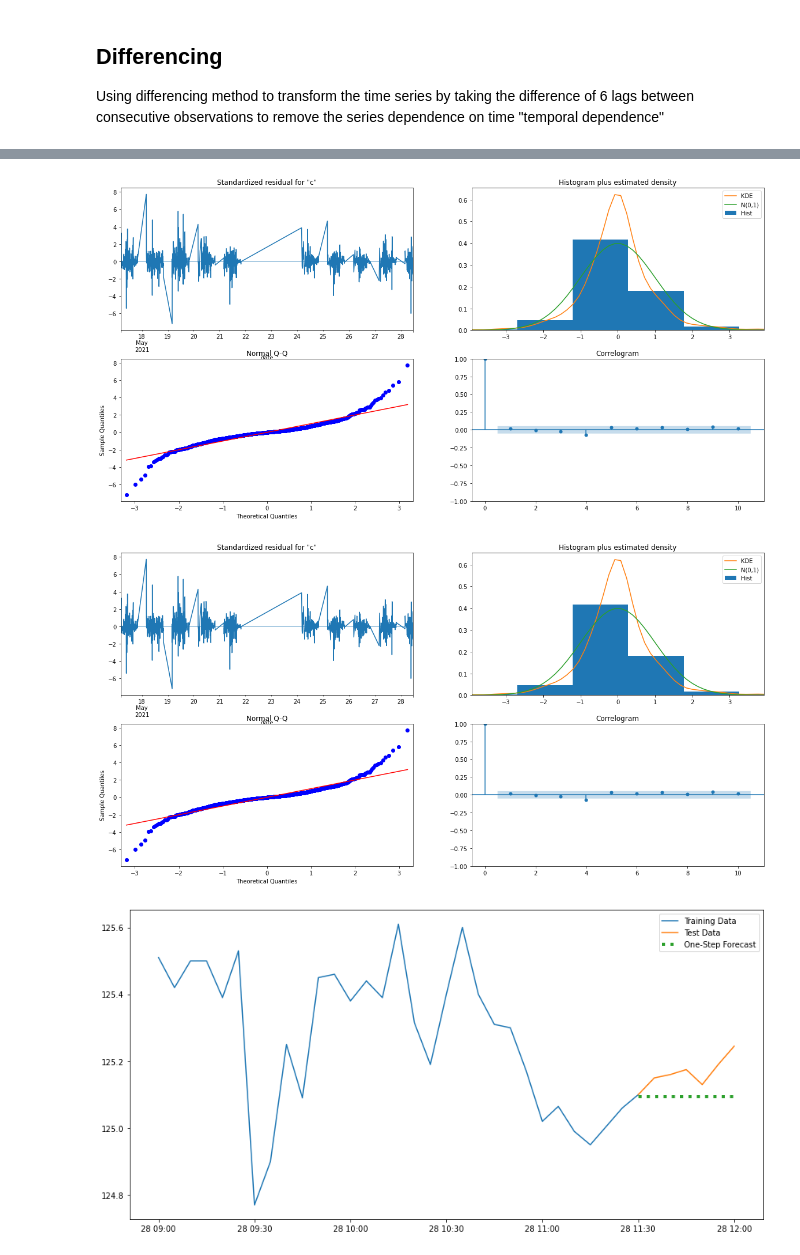
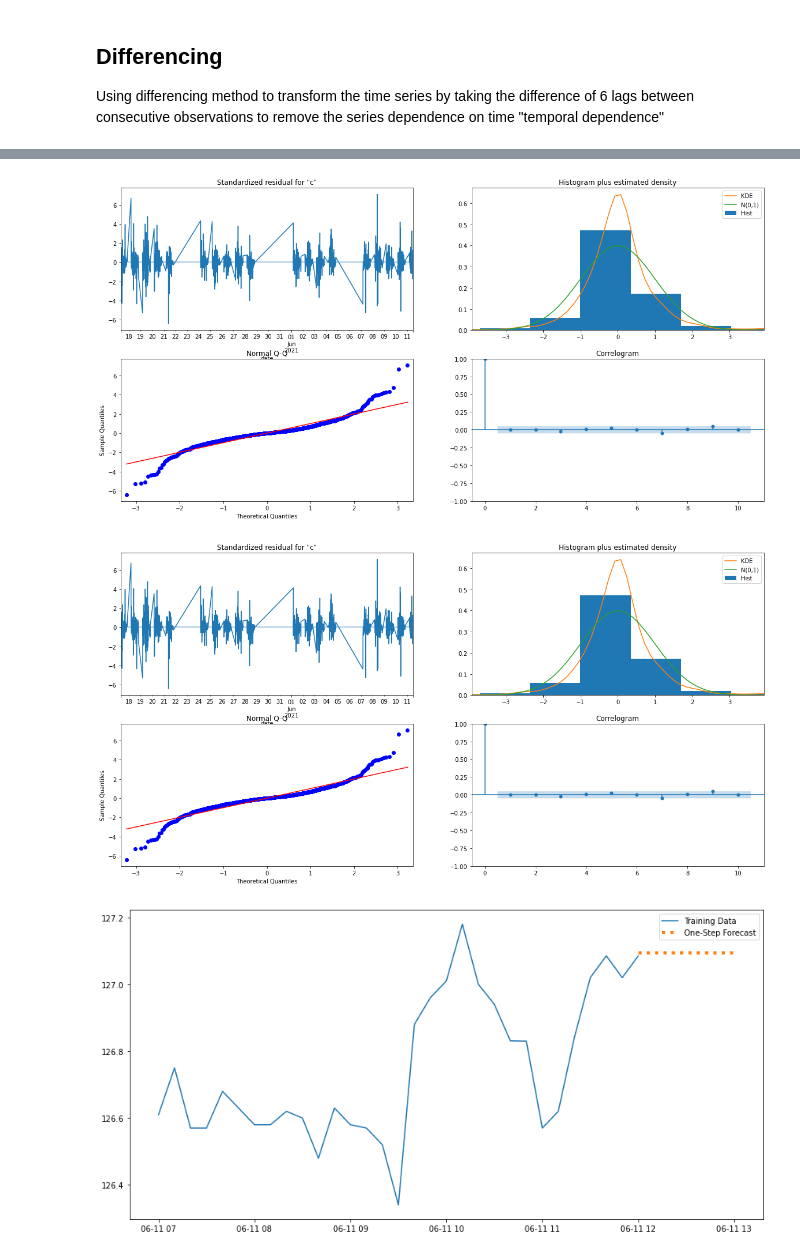
Before and after one commit to akladyous/stock-market-sentiment-analysis, a Jupyter notebook: time_series.ipynb, the cells around one changed output, grey strips where cells are left out. Cells and saved outputs as stored; diff of their text form; code cells hidden in the pictures.

Commit message:
model2

```diff
--- a/time_series.ipynb
+++ b/time_series.ipynb
@@ -279,0 +270,10 @@ best_params = ts.sarimax_best_param(endog, 6)
+# %%
+date_range = (aapl_5m_df.index <= pd.to_datetime("2021-06-11 12:00:00"))
+train = aapl_5m_df.loc[date_range,'close'].to_period("5T")
+exog = aapl_5m_df.loc[date_range, 'close'].to_period("5T")
+test_range = (
+            (aapl_5m_df.index >= pd.to_datetime("2021-06-11 12:00:00"))
+            &
+            (aapl_5m_df.index <= pd.to_datetime("2021-06-11 13:00:00"))
+            )
+test = aapl_5m_df.loc[test_range, 'close'].to_period("5T")
@@ -280,5 +325,5 @@ best_params = ts.sarimax_best_param(endog, 6)
 # %%
-sarimax_model = ts.sarimax_model(train, best_params[0], best_params[1])
+sarimax_model = ts.sarimax_model(train, None, (1,1,3), (0,0,1,6))
 # %%
 sarimax_model.summary()
 # %% [output]
@@ -303,5 +351,5 @@ Warnings:
 # %%
 sarimax_model.plot_diagnostics(figsize=(20,10))
 # %% [output]
-[figure, old version]
+[figure, new version]
-[figure, old version]
+[figure, new version]
@@ -313 +359,6 @@ pred = sarimax_model.get_prediction(
+# %%
+pred = sarimax_model.get_prediction(
+    start=pd.to_datetime("2021-06-11 12:00:00"),
+    end=pd.to_datetime("2021-06-11 13:00:00"),
+    dynamic=False)
 # %%
@@ -318,15 +367,14 @@ prediction.index = prediction.index.to_timestamp()
 Conf_interval = pred.conf_int()
 # %%
 fig, ax = plt.subplots(figsize=(12, 6))
-ax.plot(train.loc["2021-05-28 09:00:00":,], label='Training Data')
-ax.plot(test, label='Test Data')
-ax.plot(prediction.loc["2021-05-28 11:30:00":], label='One-Step Forecast', linewidth=4, ls=':')
+ax.plot(train.loc["2021-06-11 07:00:00":,], label='Training Data')
+ax.plot(prediction.loc["2021-06-11 12:00:00":,], label='One-Step Forecast', linewidth=4, ls=':')
 # ax.fill_between(Conf_interval.index.to_timestamp(),
 #                 Conf_interval.iloc[:,0],
 #                 Conf_interval.iloc[:,1],
 #                 color='gray',
 #                 alpha=.5)
 ax.legend()
 fig.tight_layout()
 # %% [output]
-[figure, old version]
+[figure, new version]
```
Also changed, not shown: parts of 23 cells of this notebook, 21 other files.
